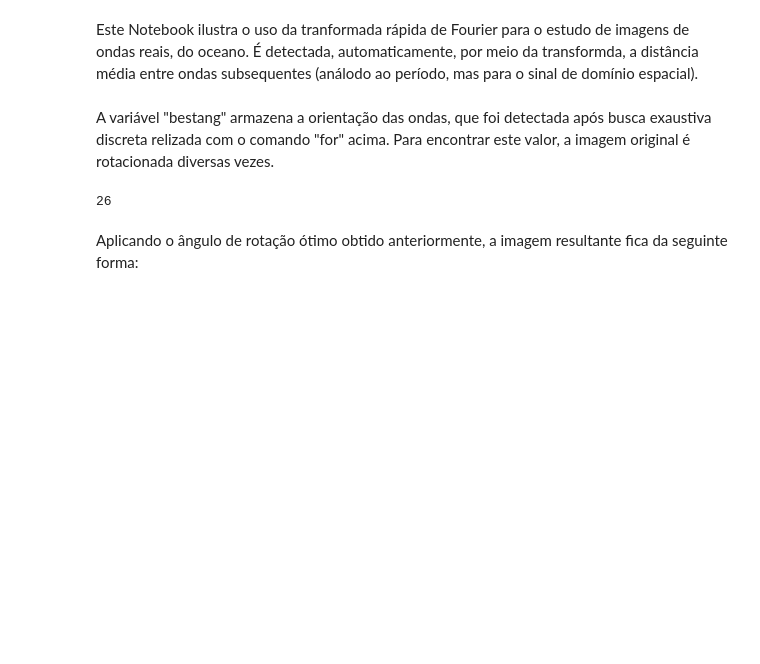
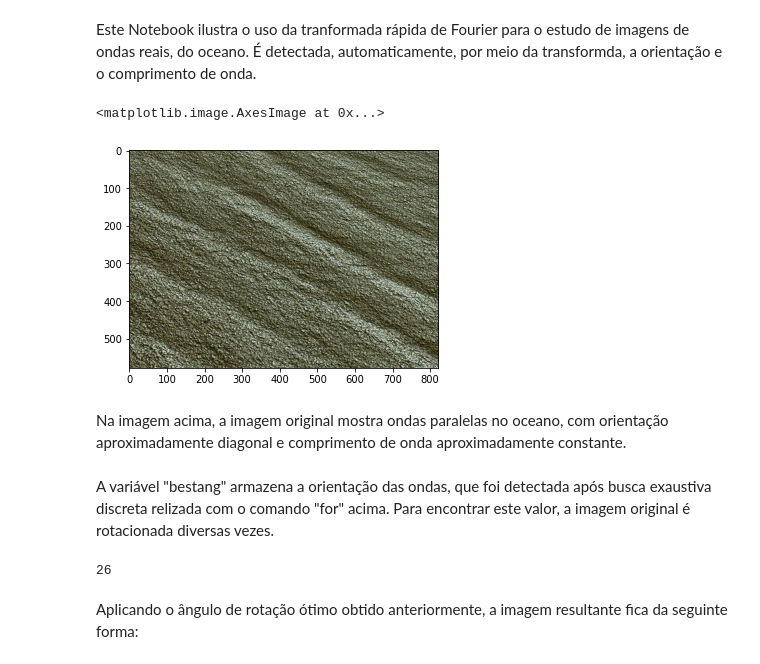
Before and after one commit to emmendorfer/test, a Jupyter notebook: Ondas.ipynb, the cells around one changed output. Drawn from its saved outputs; the diff is of its cells as text; code cells hidden in the pictures; blank space fills up the shorter version.

```diff
--- a/Ondas.ipynb
+++ b/Ondas.ipynb
@@ -1,44 +1,35 @@
 # %% [markdown]
 <a href="https://colab.research.google.com/github/emmendorfer/test/blob/main/Ondas.ipynb" target="_parent"><img src="https://colab.research.google.com/assets/colab-badge.svg" alt="Open In Colab"/></a>
 # %% [markdown]
-Este Notebook ilustra o uso da tranformada rápida de Fourier para o estudo de imagens de ondas reais, do oceano. É detectada, automaticamente, por meio da transformda, a distância média entre ondas subsequentes (análodo ao período, mas para o sinal de domínio espacial).
+Este Notebook ilustra o uso da tranformada rápida de Fourier para o estudo de imagens de ondas reais, do oceano. É detectada, automaticamente, por meio da transformda, a orientação e o comprimento de onda.
 # %%
 import cv2
 import numpy as np
 from skimage.io import imsave
 import matplotlib.pyplot as plt
 from statsmodels.graphics.tsaplots import plot_pacf
 from PIL import Image
 import statsmodels as sm
 import pandas as pd
 import seaborn as sns
 from sys import argv
 from math import pi, sin
 from scipy import fftpack
 from PIL import Image
 from PIL.Image import NEAREST
 from PIL.Image import BICUBIC
 
 black_color = (0,0,0)
 white_color= (255,255,255)
 
 
 nome='70'
 
 
 img_orig =cv2.imread(nome+'.png')
-m_red=np.zeros(img_orig.shape)
-m_green=np.zeros(img_orig.shape)
-m_blue=np.zeros(img_orig.shape)
-
-m_blue[:,:,0]=img_orig[:,:,0] # 0
-m_blue[:,:,1]=img_orig[:,:,0] #0
-m_blue[:,:,2]=img_orig[:,:,0] # 0
-
-cv2.imwrite(nome+"_Fchannel.png",m_blue)
-img0 = Image.open(nome+"_Fchannel.png")
-
-
-angval=[]
-periodos=[]
-maxamplitudes=[]
+plt.imshow(img_orig)
+# %% [output]
+<matplotlib.image.AxesImage at 0x...>
+[figure, added]
+# %% [markdown]
+Na imagem acima, a imagem original mostra ondas paralelas no oceano, com orientação aproximadamente diagonal e comprimento de onda aproximadamente constante.
```
Also changed, not shown: parts of 2 cells of this notebook.
